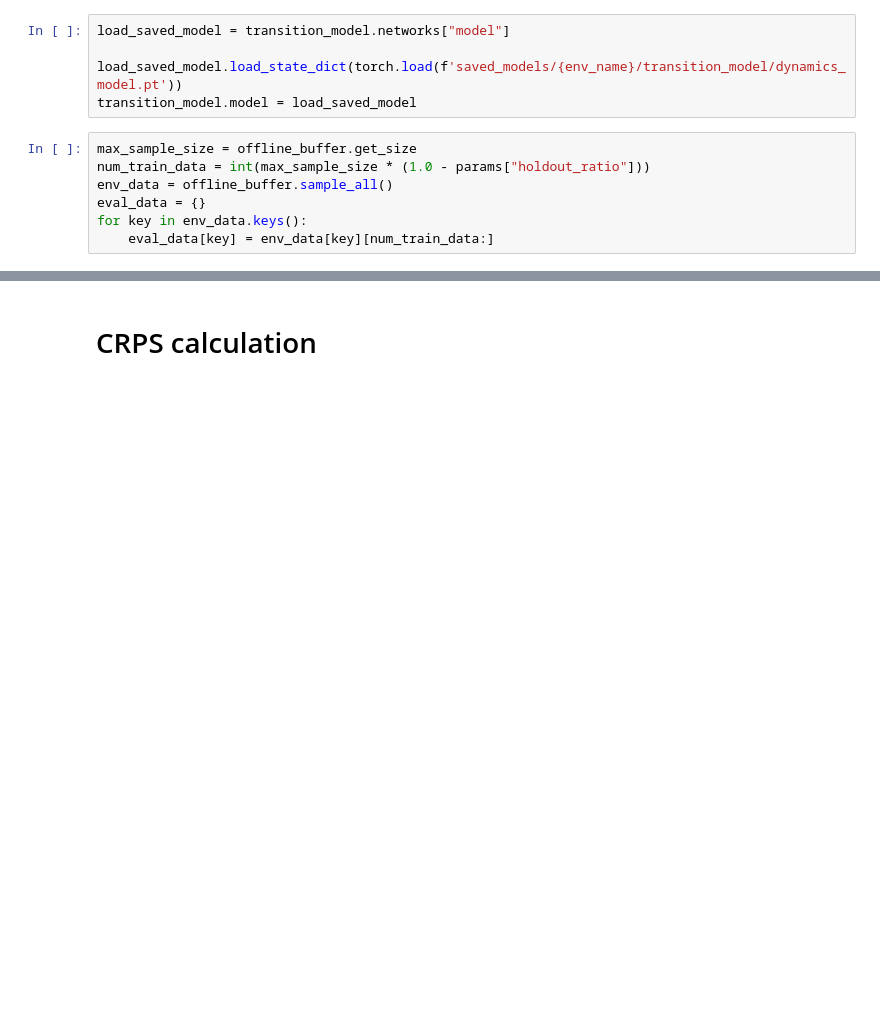
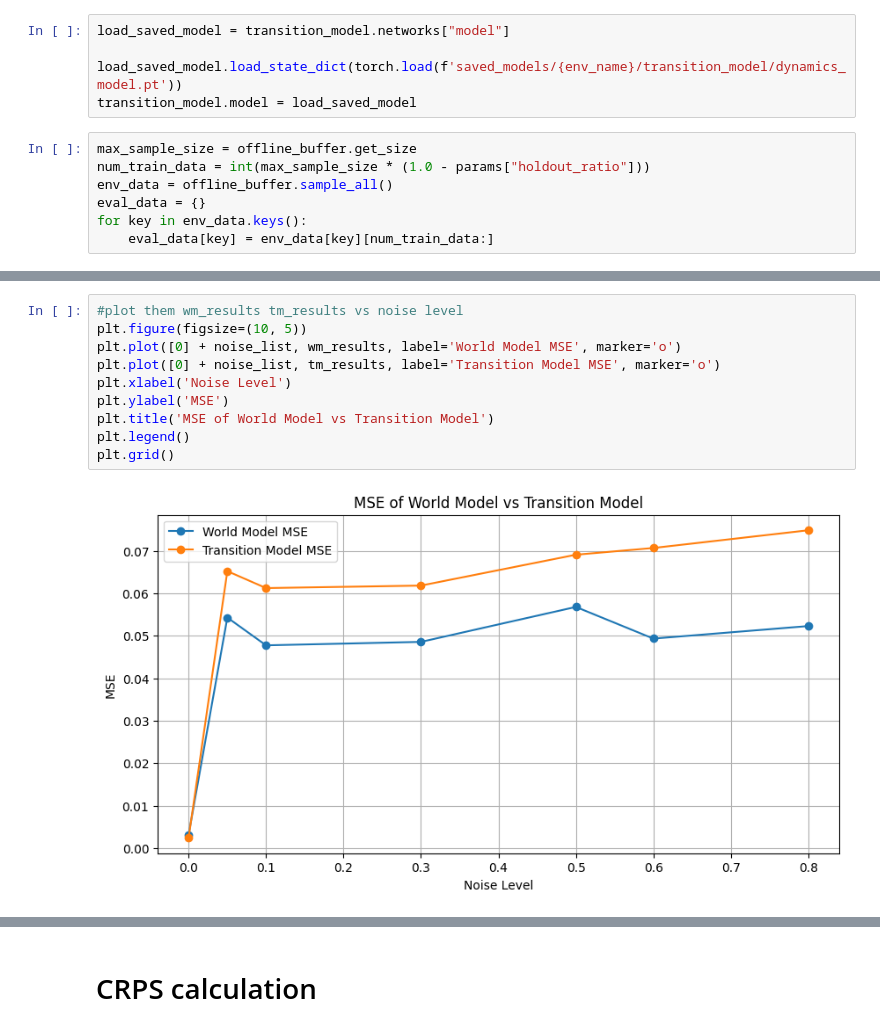
Before and after one commit to aysintumay/mbpo_uq, a Jupyter notebook: compare_models.ipynb, the cells around one changed output, grey strips where cells are left out. Saved outputs shown, nothing was run; the diff lists cells and outputs as text; blank space fills up the shorter version.

```diff
--- a/compare_models.ipynb
+++ b/compare_models.ipynb
@@ -308,0 +448,12 @@ Eval MSE: 12973.9599609375
+# %%
+#plot them wm_results tm_results vs noise level
+plt.figure(figsize=(10, 5))
+plt.plot([0] + noise_list, wm_results, label='World Model MSE', marker='o')
+plt.plot([0] + noise_list, tm_results, label='Transition Model MSE', marker='o')
+plt.xlabel('Noise Level')
+plt.ylabel('MSE')
+plt.title('MSE of World Model vs Transition Model')
+plt.legend()
+plt.grid()
+# %% [output]
+[figure, added]
```
Also changed, not shown: parts of 31 cells of this notebook, 46 other files.
